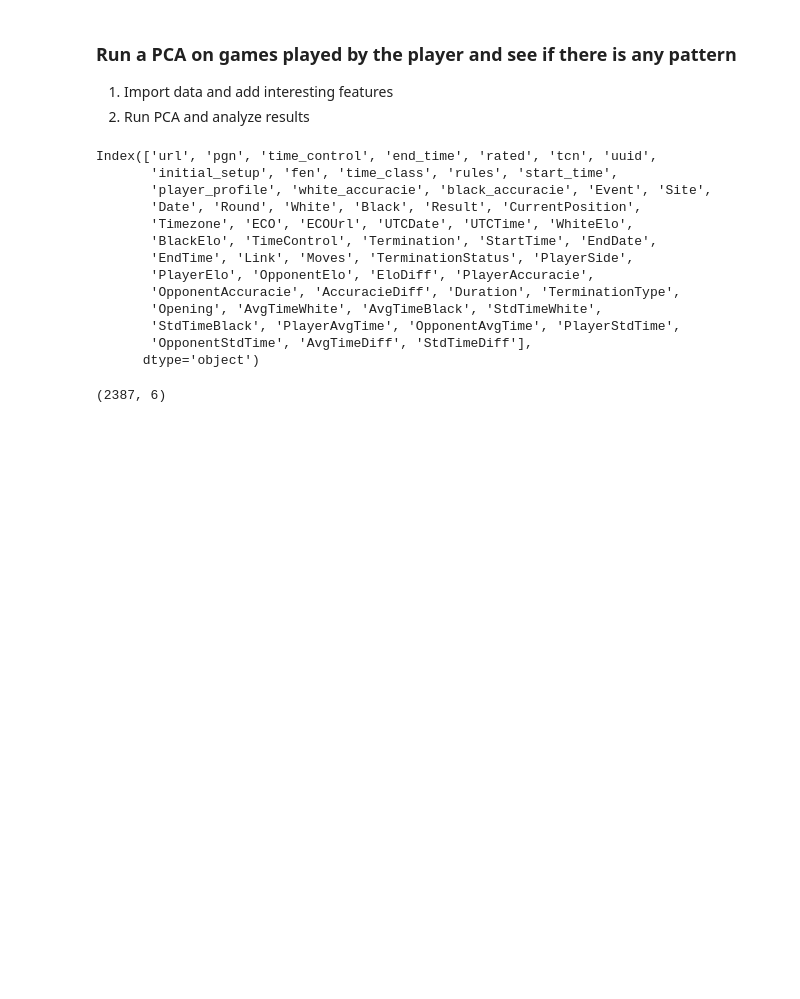
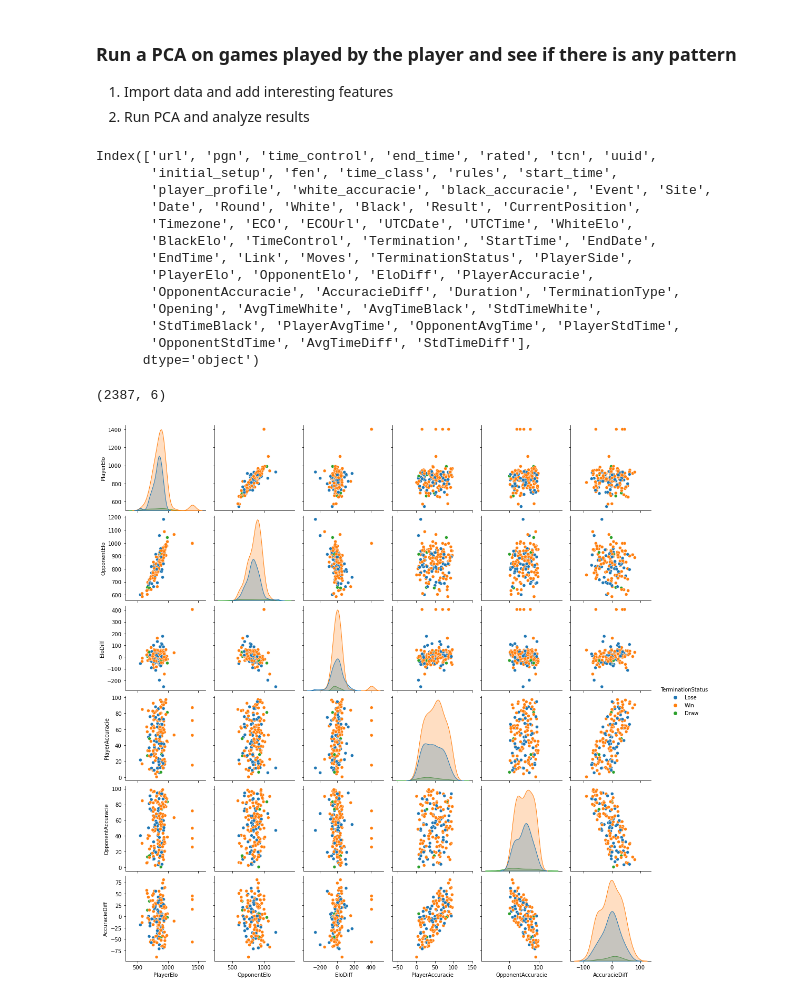
Before and after one commit to aldbs/Chesslyzer, a Jupyter notebook: PCA.ipynb, the cells around one changed output. Saved outputs shown, nothing was run; the diff lists cells and outputs as text; code cells hidden in the pictures; blank space fills up the shorter version.

```diff
--- a/PCA.ipynb
+++ b/PCA.ipynb
@@ -48,3 +51,8 @@ df.shape
+# %%
+sns.pairplot(pd.concat([df, target], axis=1), hue='TerminationStatus')
+plt.show()
+# %% [output]
+[figure, added]
 # %%
 # Scale data
 scaler = StandardScaler()
```
Also changed, not shown: parts of 12 cells of this notebook, 1 other file.
